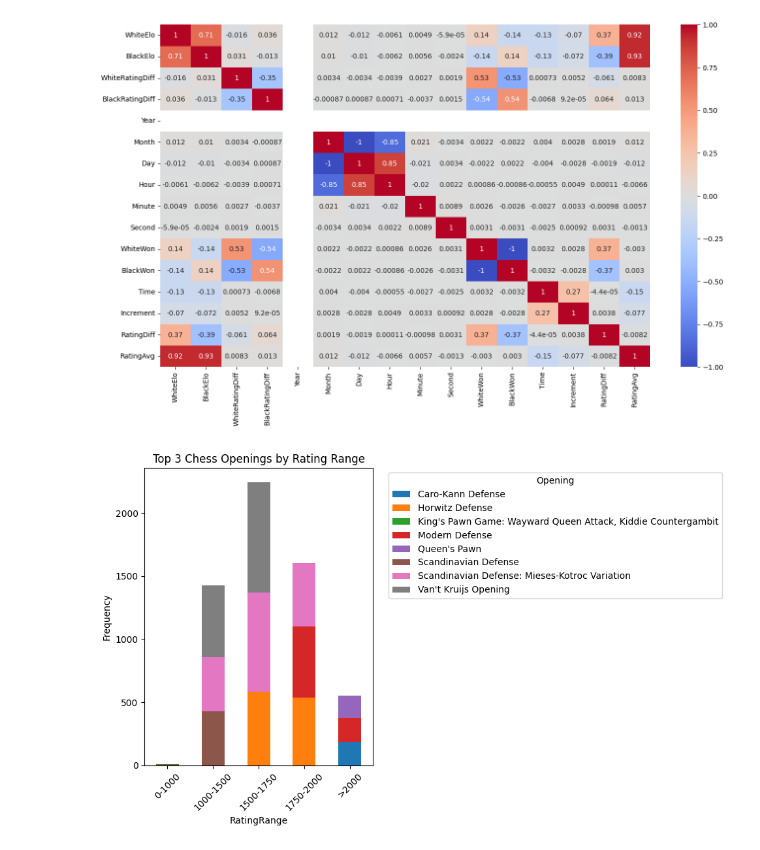
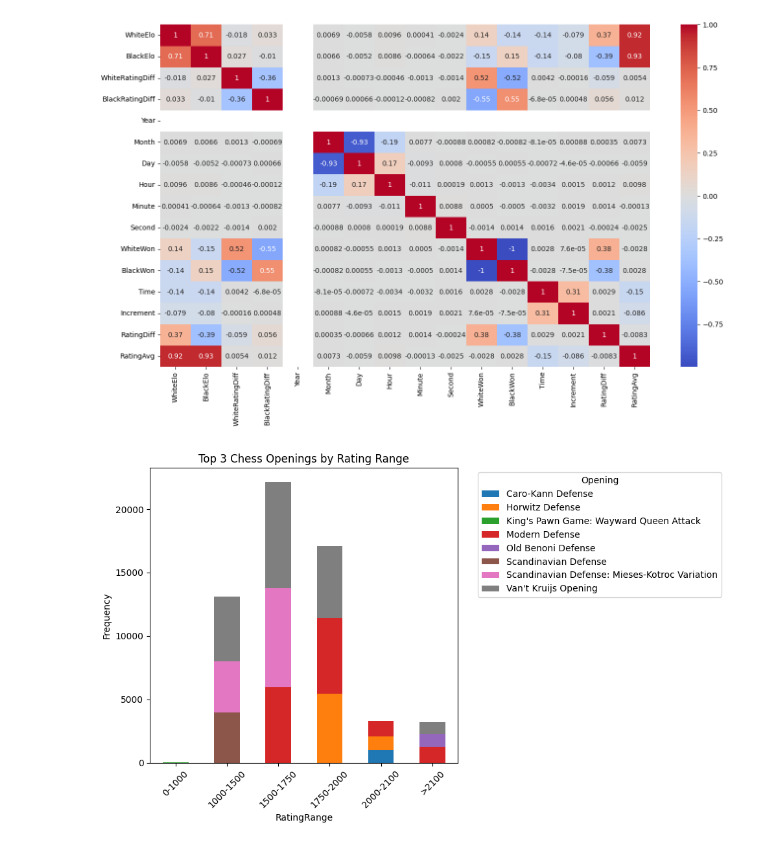
Before and after one commit to Mr-Barros/ENG4040, a Jupyter notebook: src/analises/tratamento-base-kaggle.ipynb, the cells around one changed output. Cells and saved outputs as stored; diff of their text form; code cells hidden in the pictures.

```diff
--- a/src/analises/tratamento-base-kaggle.ipynb
+++ b/src/analises/tratamento-base-kaggle.ipynb
@@ -6,7 +6,7 @@ import seaborn as sns
 # %%
 pd.set_option('display.max_columns', None)
 path = '../../dados/experimentos/chess_games.csv'
-df = pd.read_csv(path, nrows=100000)
+df = pd.read_csv(path, nrows=1000000)
 df.head()
 # %% [output]
 |  | Event | White | Black | Result | UTCDate | UTCTime | WhiteElo | BlackElo | WhiteRatingDiff | ... |
@@ -105,26 +105,26 @@ plt.figure(figsize=(16, 9))
 sns.heatmap(numerical_df.corr(), annot=True, cmap='coolwarm')
 plt.show()
 # %% [output]
-[figure, old version]
+[figure, new version]
 # %%
-bins = [0, 1000, 1500, 1750, 2000, float('inf')]
-labels = ['0-1000', '1000-1500', '1500-1750', '1750-2000', '>2000']
+bins = [0, 1000, 1500, 1750, 2000, 2100, float('inf')]
+labels = ['0-1000', '1000-1500', '1500-1750', '1750-2000','2000-2100', '>2100']
 df['RatingRange'] = pd.cut(df['RatingAvg'], bins=bins, labels=labels)
 opening_counts = df.groupby(['RatingRange', 'Opening']).size().reset_index(name='Count')
 
 top_openings = opening_counts.groupby('RatingRange').apply(
     lambda x: x.nlargest(3, 'Count')
 ).reset_index(drop=True)
 
 pivot_df = top_openings.pivot_table(index='RatingRange', columns='Opening', values='Count', fill_value=0)
 
 pivot_df.plot(kind='bar', stacked=True, figsize=(10, 6))
 
 plt.ylabel('Frequency')
 plt.title('Top 3 Chess Openings by Rating Range')
 plt.xticks(rotation=45)
 plt.legend(title='Opening', bbox_to_anchor=(1.05, 1), loc='upper left')
 plt.tight_layout()
 plt.show()
 # %% [output]
-[figure, old version]
+[figure, new version]
```
Also changed, not shown: parts of 2 cells of this notebook.
